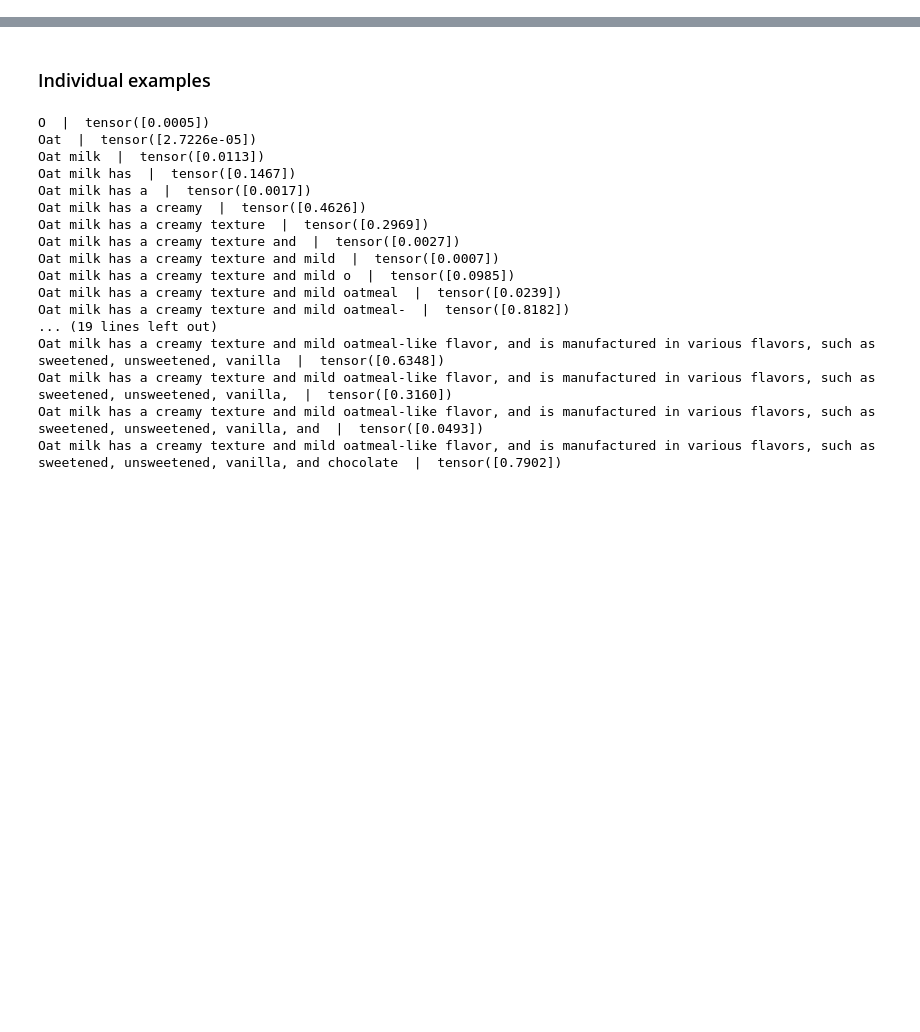
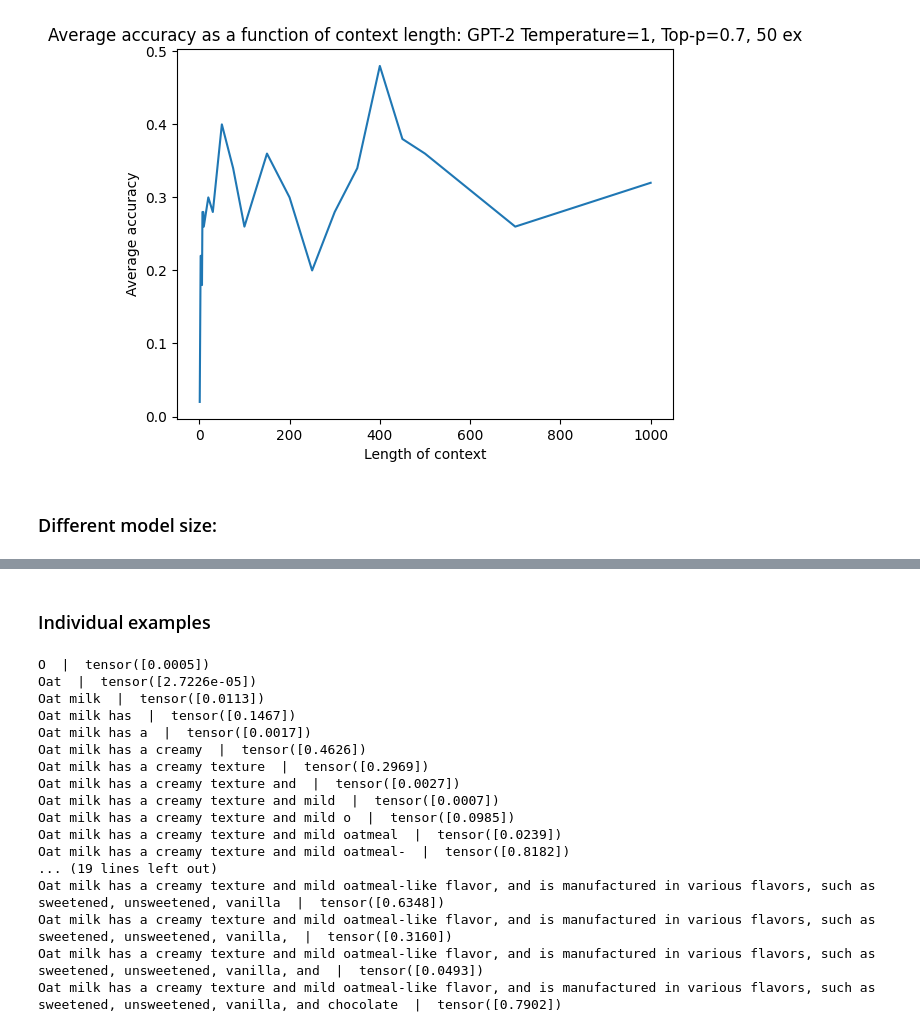
Before and after one commit to nicoleberi/Thesis-2023-24, a Jupyter notebook: measuring_accuracy_gpt2.ipynb, the cells around one changed output, grey strips where cells are left out. Cells and saved outputs as stored; diff of their text form; code cells hidden in the pictures; blank space fills up the shorter version.

```diff
--- a/measuring_accuracy_gpt2.ipynb
+++ b/measuring_accuracy_gpt2.ipynb
@@ -31,0 +216,3 @@ model = GPT2LMHeadModel.from_pretrained("gpt2")
+# %%
+output_sampling2_50 = calculate_accuracies(model=modelgpt2, output_filename="accuracies_gpt2_temp1_topp0-7_50samples.json",
+                                     context_lengths=context_lengths, input_ids=input_ids, attention_mask=attention_mask, num_examples=50, sample=True, temperature=1, top_p=0.7)
@@ -31,0 +237,6 @@ model = GPT2LMHeadModel.from_pretrained("gpt2")
+# %%
+plot_avg_accuracies(output_sampling2_50, "GPT-2 Temperature=1, Top-p=0.7, 50 ex")
+# %% [output]
+[figure, added]
+# %% [markdown]
+### Different model size:
```
Also changed, not shown: parts of 41 cells of this notebook.
